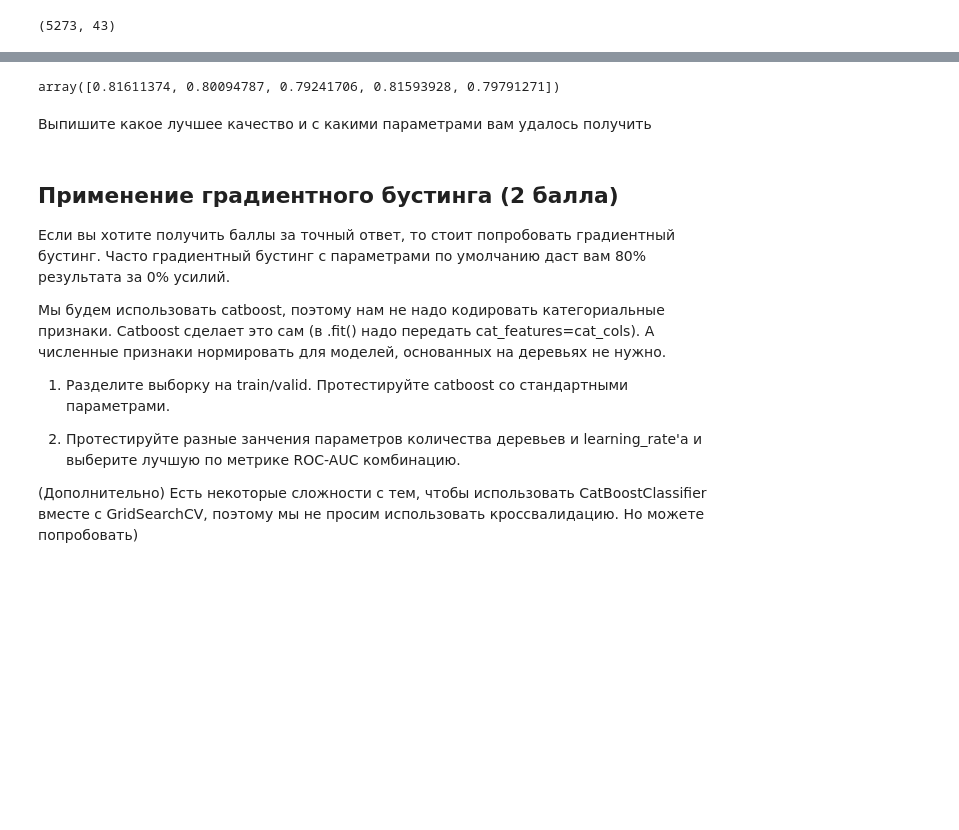
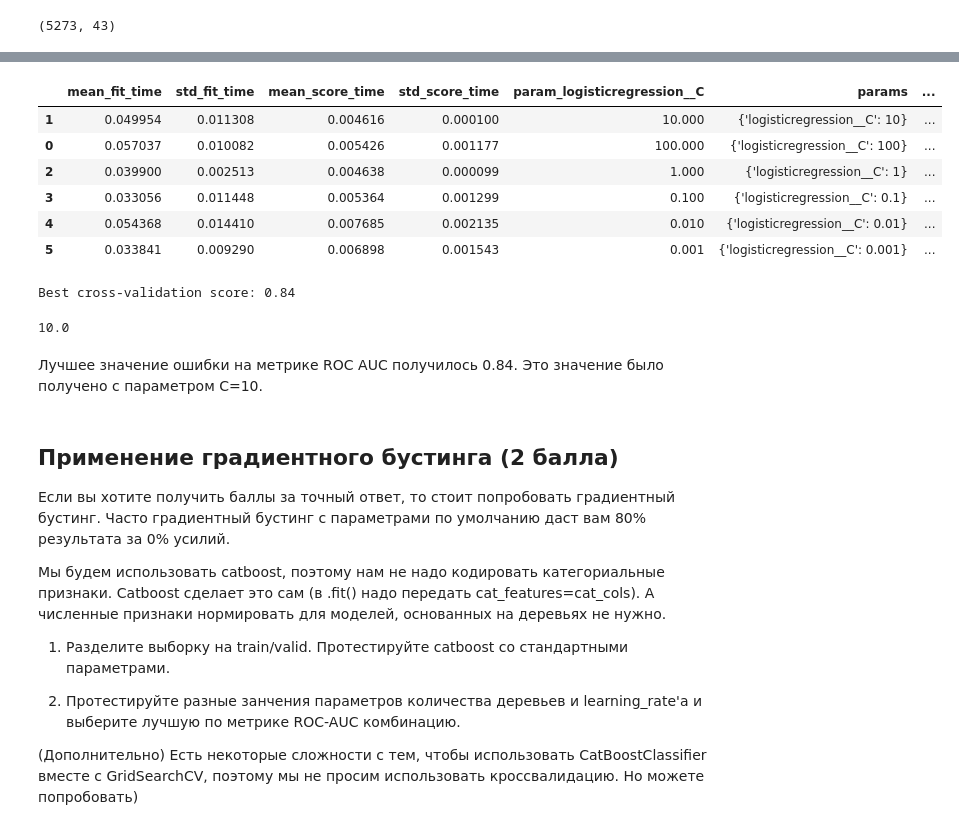
Before and after one commit to danila-kopitayko/ML-DL, a Jupyter notebook: week_03_composition_model_selection/Homework/hw_3_kaggle.ipynb, the cells around one changed output, grey strips where cells are left out. Saved outputs shown, nothing was run; the diff lists cells and outputs as text; code cells hidden in the pictures; blank space fills up the shorter version.

```diff
--- a/week_03_composition_model_selection/Homework/hw_3_kaggle.ipynb
+++ b/week_03_composition_model_selection/Homework/hw_3_kaggle.ipynb
@@ -394,7 +450,8 @@ for col in cat_cols:
 # %%
 enc = OneHotEncoder(sparse_output=False)
 
-encoded = enc.fit_transform(data[cat_cols])
+encoded = enc.fit_transform(data_new[cat_cols])
+#test_encoded = enc.fit_transform(test[cat_cols])
 # %%
 encoded.shape
 # %% [output]
@@ -404,9 +463,19 @@ one_hot_df = pd.DataFrame(encoded, columns=enc.get_feature_names_out(cat_cols))
 # %%
-data_encoded = pd.concat([data[num_cols].reset_index(drop=True), one_hot_df.reset_index(drop=True)], axis=1)
+data_encoded = pd.concat([data_new[num_cols].reset_index(drop=True), one_hot_df.reset_index(drop=True)], axis=1)
+
+#test_ready = pd.concat([test[num_cols].reset_index(drop=True), one_hot_test.reset_index(drop=True)], axis=1)
+# %%
+X=data_encoded.values
+y=data_new['Churn'].values
 # %%
 scaler = StandardScaler()
 clf = LogisticRegression()
 
+parameters={'logisticregression__C':[100,10,1,0.1,0.01,0.001]}
 pipeline =  make_pipeline(scaler,clf)
+grid_search = GridSearchCV(pipeline,param_grid = parameters, scoring = 'roc_auc',cv=5, refit=True)
 
-param_grid=['logreg_C',[100,10,1,0.1,0.01,0.001]]
+grid_search.fit(X,y)
+
+
+#pipeline =  make_pipeline(scaler,clf)
@@ -420,6 +490,15 @@ scores = cross_val_score(pipeline, X, y)
-# %%
-scores
-# %% [output]
-array([0.81611374, 0.80094787, 0.79241706, 0.81593928, 0.79791271])
-# %% [markdown]
-Выпишите какое лучшее качество и с какими параметрами вам удалось получить
+# %%
+scores_df = pd.DataFrame(grid_search.cv_results_).sort_values(by='rank_test_score')
+scores_df
+# %% [output]
+|  | mean_fit_time | std_fit_time | mean_score_time | std_score_time | param_logisticregression__C | params | ... |
+| 1 | 0.049954 | 0.011308 | 0.004616 | 0.000100 | 10.000 | {'logisticregression__C': 10} | ... |
+| 0 | 0.057037 | 0.010082 | 0.005426 | 0.001177 | 100.000 | {'logisticregression__C': 100} | ... |
+| 2 | 0.039900 | 0.002513 | 0.004638 | 0.000099 | 1.000 | {'logisticregression__C': 1} | ... |
+| 3 | 0.033056 | 0.011448 | 0.005364 | 0.001299 | 0.100 | {'logisticregression__C': 0.1} | ... |
+| 4 | 0.054368 | 0.014410 | 0.007685 | 0.002135 | 0.010 | {'logisticregression__C': 0.01} | ... |
+| 5 | 0.033841 | 0.009290 | 0.006898 | 0.001543 | 0.001 | {'logisticregression__C': 0.001} | ... |
+# %%
+print("Best cross-validation score: {:.2f}".format(grid_search.best_score_))
+# %% [output]
+Best cross-validation score: 0.84
@@ -426,3 +509,9 @@ array([0.81611374, 0.80094787, 0.79241706, 0.81593928, 0.79791271])
+# %%
+best_param
+# %% [output]
+10.0
+# %% [markdown]
+Лучшее значение ошибки на метрике ROC AUC получилось 0.84. Это значение было получено с параметром C=10.
 # %% [markdown]
 ## Применение градиентного бустинга (2 балла)
 
```
Also changed, not shown: parts of 36 cells of this notebook.
